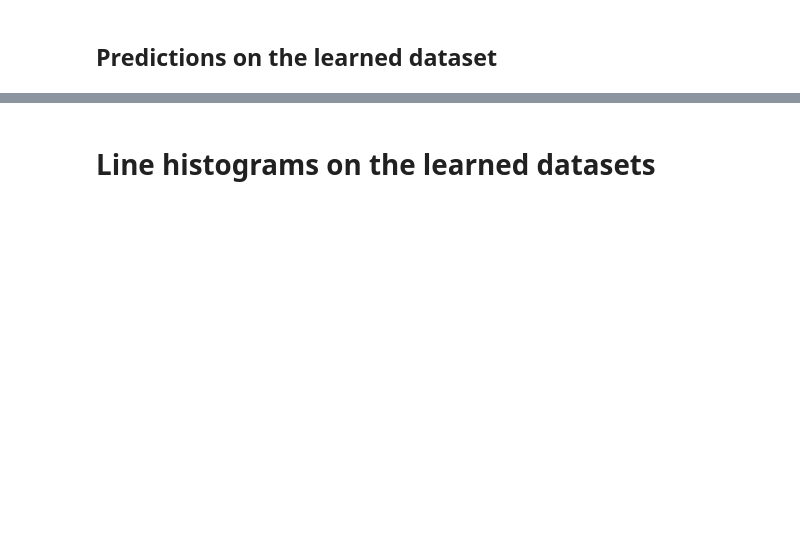
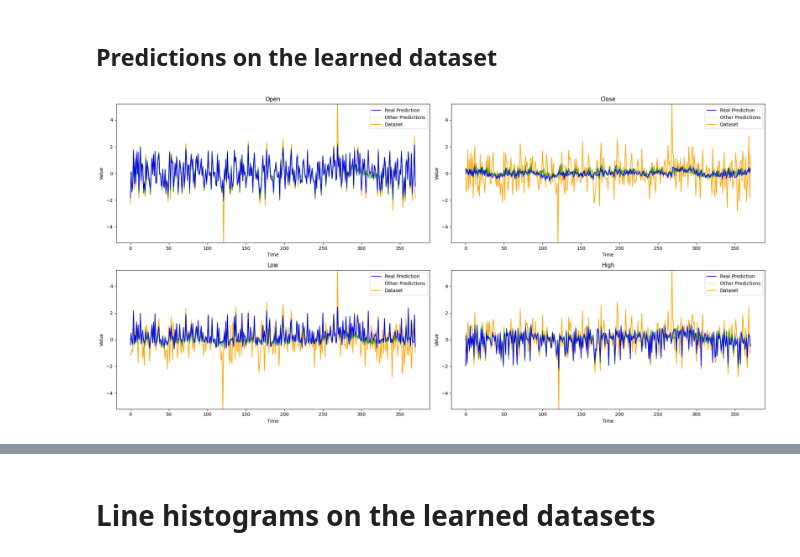
Before and after one commit to mericdemirors/CrossCurrencyPrediction, a Jupyter notebook: train_scripts/08_evaluation.ipynb, the cells around one changed output, grey strips where cells are left out. Saved outputs shown, nothing was run; the diff lists cells and outputs as text; code cells hidden in the pictures; blank space fills up the shorter version.

Commit message:
fixed inference codes to work with new datasets

```diff
--- a/train_scripts/08_evaluation.ipynb
+++ b/train_scripts/08_evaluation.ipynb
@@ -23,7 +23,7 @@ from import_dataset import import_dataset
 
 device = torch.device("cuda" if torch.cuda.is_available() else "cpu")
 # %%
-train_session_dir = "train_sessions/EncoderDecoderTransformer_20250702_193819"
+train_session_dir = "train_sessions/EncoderDecoderTransformer_20250704_150947"
 # %%
 json_to_inference = os.path.join(train_session_dir,"args.json")
 with open(json_to_inference, 'r') as f:
@@ -43,10 +43,10 @@ model_pt_path = os.path.join(train_session_dir, model_pt_name)
 # %%
 args = argparse.Namespace(**data)
 
-base_dataset_kwargs = { "coin_symbol": args.coin_symbol, "input_window": args.input_window, "output_window": args.output_window,
-    "augmentation_noise_std": args.augmentation_noise_std, "augmentation_constant_c": args.augmentation_constant_c, "augmentation_scale_s": args.augmentation_scale_s,
-    "distribution_scale": args.distribution_scale, "distribution_clip": args.distribution_clip, "transform_name":args.transform_name,
-    "output_distribution": args.output_distribution, "n_quantiles": args.n_quantiles, "train_session_dir": train_session_dir}
+base_dataset_kwargs = {"input_coins": args.input_coins, "input_features": args.input_features, "output_coins": args.output_coins,
+"output_features": args.output_features, "input_window": args.input_window, "output_window": args.output_window,
+"augmentation_noise_std": args.augmentation_noise_std, "augmentation_constant_c": args.augmentation_constant_c, "augmentation_scale_s": args.augmentation_scale_s,
+"transform_name":args.transform_name, "output_distribution": args.output_distribution, "n_quantiles": args.n_quantiles, "train_session_dir": train_session_dir}
 
 inference_val_dataset_kwargs = {**base_dataset_kwargs, "csv_path": args.val_csv_path, "augmentation_p": 0, "training_dataset":0}
 inference_val_dataset = import_dataset(args.dataset_name, **inference_val_dataset_kwargs)
@@ -56,13 +56,18 @@ inference_train_dataset_kwargs = {**base_dataset_kwargs, "csv_path": args.train_
 inference_train_dataset = import_dataset(args.dataset_name, **inference_train_dataset_kwargs)
 inference_train_loader = DataLoader(inference_train_dataset, batch_size=args.batch_size, shuffle=False)
 
-model_kwargs = {"input_features": args.input_features, "output_features": args.output_features,
+input_cols = [f'{c}_{f}' for c in args.input_coins for f in args.input_features]
+output_cols = [f'{c}_{f}' for c in args.output_coins for f in args.output_features]
+output_col_indices_in_input_cols = [input_cols.index(col) for col in output_cols]
+target_coin_indices = [args.input_coins.index(c) for c in args.output_coins]
+
+model_kwargs = {"input_features": len(args.input_coins)*len(args.input_features), "output_features": len(args.output_coins)*len(args.output_features),
 "input_window": args.input_window, "output_window": args.output_window,
 "dropout": args.dropout, "num_layers": args.num_layers,
 "hidden_dim": args.hidden_dim, "num_heads": args.num_heads,
-"teacher_forcing_ratio": args.teacher_forcing_ratio,
-"target_coin_index": args.target_coin_index,
-"num_coins": args.num_coins, "device": device}
+"teacher_forcing_ratio": args.teacher_forcing_ratio, "input_cols":input_cols, "output_cols":output_cols,
+"target_coin_indices": target_coin_indices, "output_col_indices_in_input_cols": output_col_indices_in_input_cols,
+"device": device}
 # %%
 model = import_model(args.model_name, **model_kwargs)
 model.load_state_dict(torch.load(model_pt_path, weights_only=True))
@@ -115,34 +131,36 @@ print("val_initial_prices:", val_initial_prices)
 # %%
 pred_series_with_different_trusts = []
 for trust in range(8):
     pred_series_with_different_trusts.append(torch.cat((torch.zeros(train_pred_series.shape[0], trust), train_pred_series[:,:-1,trust], train_pred_series[:,-1,trust:]), dim=1))
 
 feature_names = ["Open", "Close", "Low", "High"]
 plt.figure(figsize=(20, 10))
 
 for i in range(4):
     plt.subplot(2, 2, i + 1)
 
-    ground_truth = train_learned_dataframe_crop[inference_train_dataset.coin_cols].values.T[i]
+    ground_truth = train_learned_dataframe_crop[inference_train_dataset.output_cols].values.T[i]
     plt.plot(ground_truth, label="Dataset", color="orange")
     for trust, pred_series_to_plot in reversed(list(enumerate(pred_series_with_different_trusts))):
         if trust == 0:
             plt.plot(pred_series_to_plot[i], label="Real Prediction", color="blue", alpha=1/(trust+1))
         else:
             plt.plot(pred_series_to_plot[i], label="Other Predictions", color="green", alpha=1/(trust+1))
 
     plt.title(f'{feature_names[i]}')
     plt.xlabel("Time")
     plt.ylabel("Value")
     plt.ylim(ground_truth.min(), ground_truth.max())
     plt.legend()
 
     handles, labels = plt.gca().get_legend_handles_labels()
     by_label = OrderedDict(zip(reversed(labels), reversed(handles)))
     plt.legend(by_label.values(), by_label.keys())
 
 plt.tight_layout()
 plt.show()
+# %% [output]
+[figure, added]
 # %%
 pred_series_with_different_trusts = []
 for trust in range(8):
```
Also changed, not shown: parts of 7 cells of this notebook.
